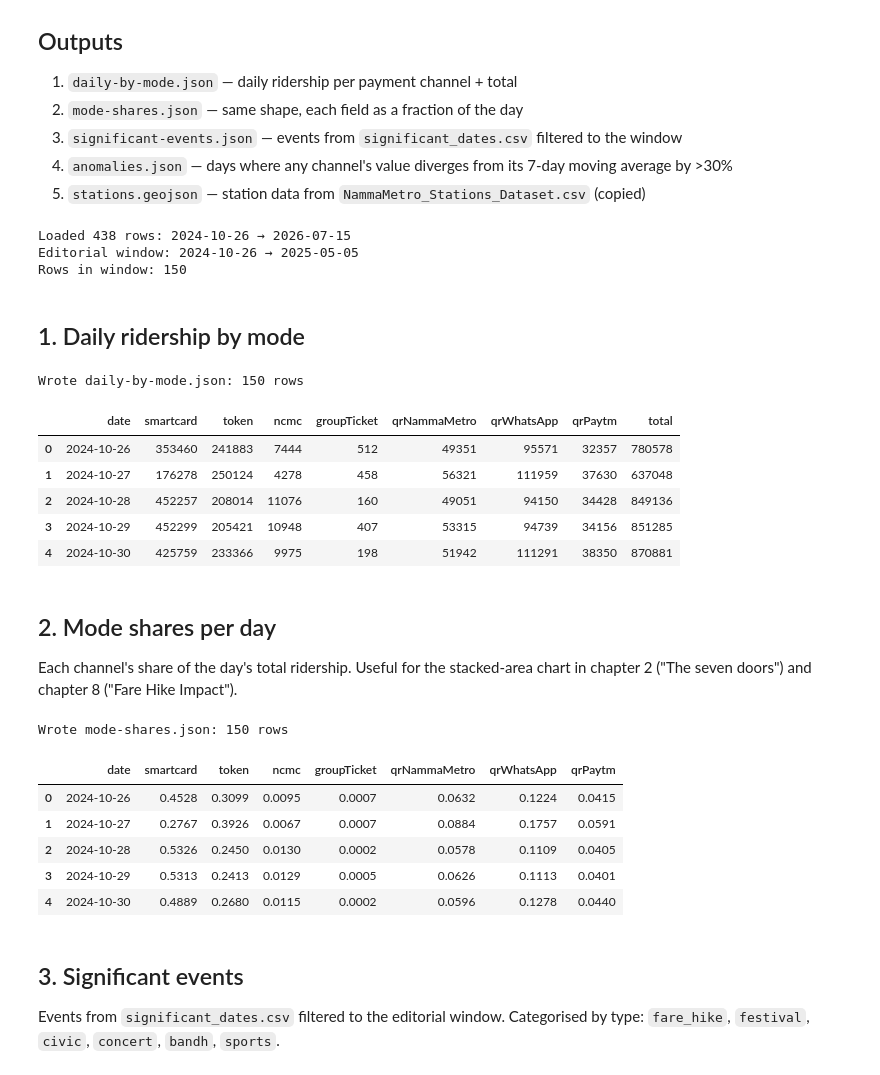
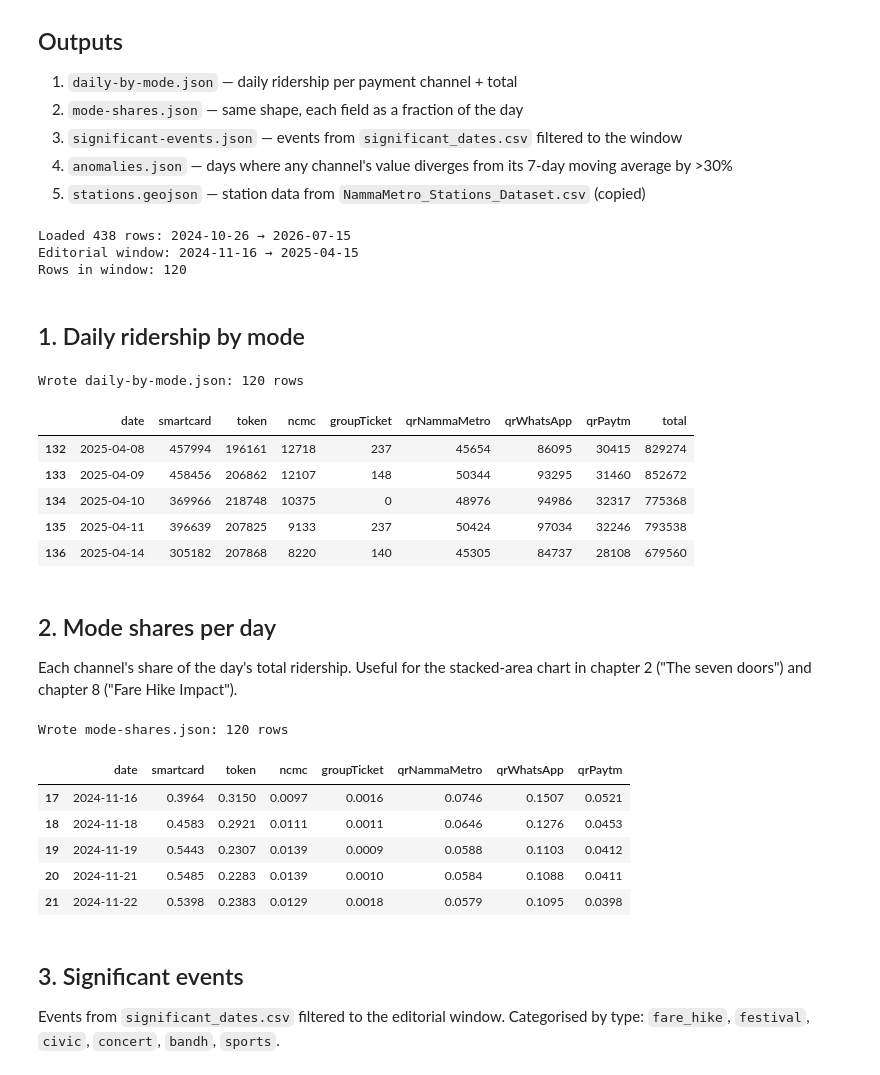
Before and after one commit to thecont1/namma-metro-ridership-tracker, a Jupyter notebook: scrolly-article/aggregate-scrolly.ipynb, the cells around one changed output. Cells and saved outputs as stored; diff of their text form; code cells hidden in the pictures.

```diff
--- a/scrolly-article/aggregate-scrolly.ipynb
+++ b/scrolly-article/aggregate-scrolly.ipynb
@@ -22,8 +22,8 @@ DATA_DIR = Path('/Users/home/DEV/MY PROJECTS/namma-metro-ridership-tracker')
 OUT_DIR = DATA_DIR / 'scrolly-article/'
 OUT_DIR.mkdir(parents=True, exist_ok=True)
 
-EDITORIAL_START = pd.Timestamp('2024-10-26')
-EDITORIAL_END = pd.Timestamp('2025-05-05')
+EDITORIAL_START = pd.Timestamp('2024-11-16')
+EDITORIAL_END = pd.Timestamp('2025-04-15')
 
 df = pd.read_csv(DATA_DIR / 'NammaMetro_Ridership_Dataset.csv')
 df['date'] = pd.to_datetime(df['Record Date'], format='%d-%m-%Y')
@@ -35,37 +35,37 @@ window = df[(df['date'] >= EDITORIAL_START) & (df['date'] <= EDITORIAL_END)].cop
 print(f'Rows in window: {len(window)}')
 # %% [output]
 Loaded 438 rows: 2024-10-26 → 2026-07-15
-Editorial window: 2024-10-26 → 2025-05-05
-Rows in window: 150
+Editorial window: 2024-11-16 → 2025-04-15
+Rows in window: 120
 # %% [markdown]
 ## 1. Daily ridership by mode
 # %%
 CHANNELS = {
     'Total Smart Cards': 'smartcard',
     'Total Tokens': 'token',
     'Total NCMC': 'ncmc',
     'Group Ticket': 'groupTicket',
     'QR NammaMetro': 'qrNammaMetro',
     'QR WhatsApp': 'qrWhatsApp',
     'QR Paytm': 'qrPaytm',
 }
 
 by_mode = pd.DataFrame({'date': window['date'].dt.strftime('%Y-%m-%d')})
 for src, dst in CHANNELS.items():
     by_mode[dst] = window[src].astype(int).values
 by_mode['total'] = window[list(CHANNELS)].sum(axis=1).astype(int).values
 
 by_mode.to_json(OUT_DIR / 'daily-by-mode.json', orient='records', indent=2)
 print(f'Wrote daily-by-mode.json: {len(by_mode)} rows')
-by_mode.head()
+by_mode.tail()
 # %% [output]
-Wrote daily-by-mode.json: 150 rows
+Wrote daily-by-mode.json: 120 rows
 |  | date | smartcard | token | ncmc | groupTicket | qrNammaMetro | qrWhatsApp | qrPaytm | total |
-| 0 | 2024-10-26 | 353460 | 241883 | 7444 | 512 | 49351 | 95571 | 32357 | 780578 |
-| 1 | 2024-10-27 | 176278 | 250124 | 4278 | 458 | 56321 | 111959 | 37630 | 637048 |
-| 2 | 2024-10-28 | 452257 | 208014 | 11076 | 160 | 49051 | 94150 | 34428 | 849136 |
-| 3 | 2024-10-29 | 452299 | 205421 | 10948 | 407 | 53315 | 94739 | 34156 | 851285 |
-| 4 | 2024-10-30 | 425759 | 233366 | 9975 | 198 | 51942 | 111291 | 38350 | 870881 |
+| 132 | 2025-04-08 | 457994 | 196161 | 12718 | 237 | 45654 | 86095 | 30415 | 829274 |
+| 133 | 2025-04-09 | 458456 | 206862 | 12107 | 148 | 50344 | 93295 | 31460 | 852672 |
+| 134 | 2025-04-10 | 369966 | 218748 | 10375 | 0 | 48976 | 94986 | 32317 | 775368 |
+| 135 | 2025-04-11 | 396639 | 207825 | 9133 | 237 | 50424 | 97034 | 32246 | 793538 |
+| 136 | 2025-04-14 | 305182 | 207868 | 8220 | 140 | 45305 | 84737 | 28108 | 679560 |
 # %% [markdown]
 ## 2. Mode shares per day
 
@@ -80,13 +80,13 @@ shares.to_json(OUT_DIR / 'mode-shares.json', orient='records', indent=2)
 print(f'Wrote mode-shares.json: {len(shares)} rows')
 shares.head()
 # %% [output]
-Wrote mode-shares.json: 150 rows
+Wrote mode-shares.json: 120 rows
 |  | date | smartcard | token | ncmc | groupTicket | qrNammaMetro | qrWhatsApp | qrPaytm |
-| 0 | 2024-10-26 | 0.4528 | 0.3099 | 0.0095 | 0.0007 | 0.0632 | 0.1224 | 0.0415 |
-| 1 | 2024-10-27 | 0.2767 | 0.3926 | 0.0067 | 0.0007 | 0.0884 | 0.1757 | 0.0591 |
-| 2 | 2024-10-28 | 0.5326 | 0.2450 | 0.0130 | 0.0002 | 0.0578 | 0.1109 | 0.0405 |
-| 3 | 2024-10-29 | 0.5313 | 0.2413 | 0.0129 | 0.0005 | 0.0626 | 0.1113 | 0.0401 |
-| 4 | 2024-10-30 | 0.4889 | 0.2680 | 0.0115 | 0.0002 | 0.0596 | 0.1278 | 0.0440 |
+| 17 | 2024-11-16 | 0.3964 | 0.3150 | 0.0097 | 0.0016 | 0.0746 | 0.1507 | 0.0521 |
+| 18 | 2024-11-18 | 0.4583 | 0.2921 | 0.0111 | 0.0011 | 0.0646 | 0.1276 | 0.0453 |
+| 19 | 2024-11-19 | 0.5443 | 0.2307 | 0.0139 | 0.0009 | 0.0588 | 0.1103 | 0.0412 |
+| 20 | 2024-11-21 | 0.5485 | 0.2283 | 0.0139 | 0.0010 | 0.0584 | 0.1088 | 0.0411 |
+| 21 | 2024-11-22 | 0.5398 | 0.2383 | 0.0129 | 0.0018 | 0.0579 | 0.1095 | 0.0398 |
 # %% [markdown]
 ## 3. Significant events
 
```
Also changed, not shown: parts of 6 cells of this notebook, 6 other files.
